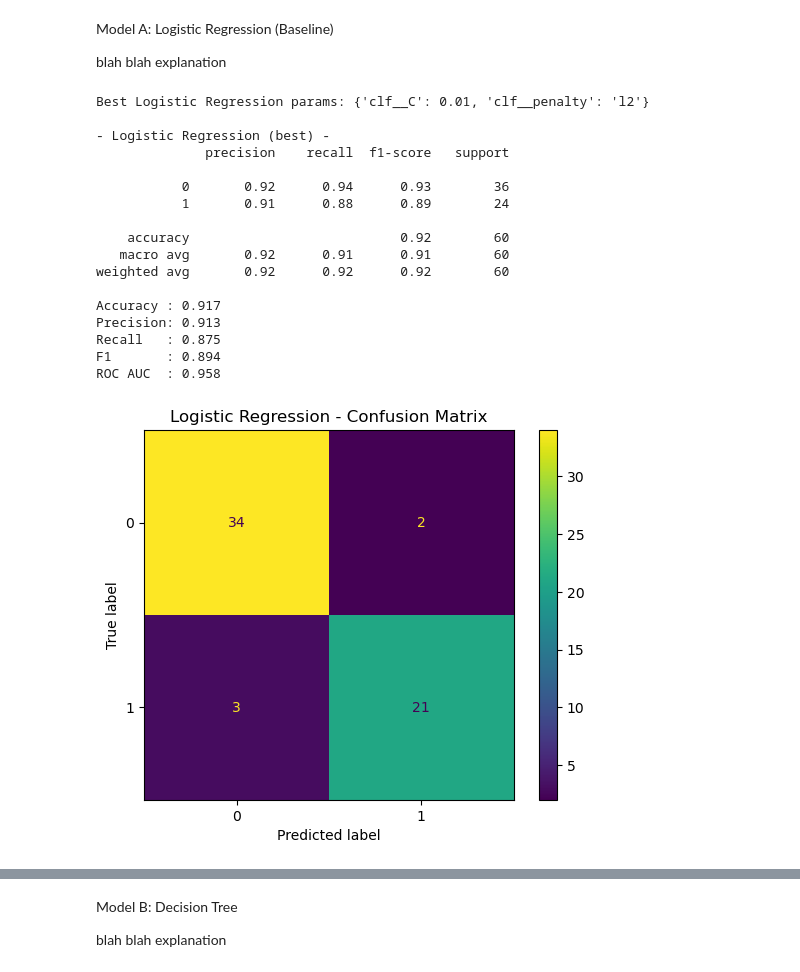
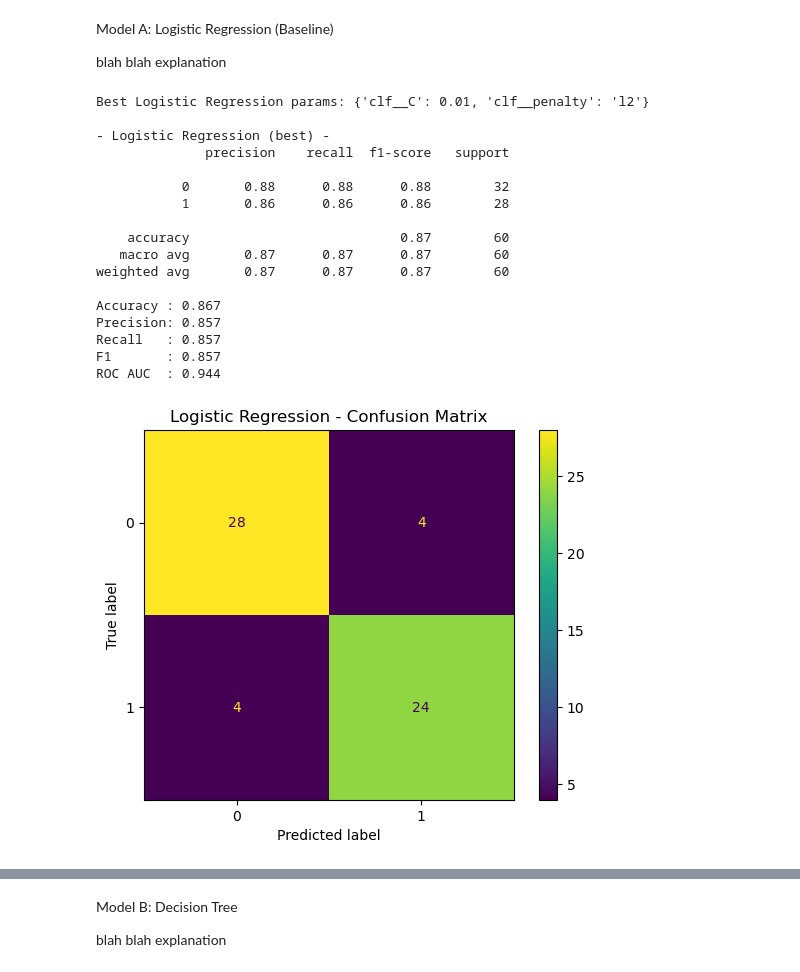
Before and after one commit to vinhbin/heartdiseaseDS, a Jupyter notebook: modeling_nb.ipynb, the cells around one changed output, grey strips where cells are left out. Saved outputs shown, nothing was run; the diff lists cells and outputs as text; code cells hidden in the pictures.

Commit message:
moved scaling and selection, produced cleaned dataset

```diff
--- a/modeling_nb.ipynb
+++ b/modeling_nb.ipynb
@@ -28,5 +30,5 @@ from sklearn.svm import SVC
 #sns.set_theme(style="whitegrid", font_scale=1.1)
 # %%
 # Loading cleaned data
-#df = pd.read_csv("cleaned_processed.cleveland.csv")
-#df.head()
+df = pd.read_csv("cleaned_processed.cleveland.csv")
+df.head()
@@ -33,6 +42,6 @@ from sklearn.svm import SVC
 # %%
 # Train/test: split data
-'''
+
 X = df.drop("target", axis=1)
 y = df["target"]
 
@@ -41,8 +50,3 @@ X_train, X_test, y_train, y_test = train_test_split(
 )
 
 X_train.shape, X_test.shape, y_train.shape, y_test.shape
-'''
-X_train = pd.read_csv("X_train.csv")
-X_test  = pd.read_csv("X_test.csv")
-y_train = pd.read_csv("y_train.csv")["target"]
-y_test  = pd.read_csv("y_test.csv")["target"]
@@ -57,8 +63,22 @@ blah blah explanation
 # %%
 '''Logistic Regression (Baseline)'''
 
+# Scaling happens inside the pipeline
+
+# Choose candidate k values that are <= number of features
+candidate_ks = [5, 8, 10]
+max_features = X_train.shape[1]
+ks = [k for k in candidate_ks if k <= max_features]
+if not ks:
+    # Use all features if dataset too small
+    ks = [max_features]
+
+
 log_reg_pipe = Pipeline([
+    # Feature scaling
     ("scaler", StandardScaler()),
+    # Feature selection
+    ("select", SelectKBest(score_func=mutual_info_classif)),
     ("clf", LogisticRegression(
         max_iter=1000,
         class_weight="balanced",
@@ -100,41 +120,41 @@ log_reg_roc_auc   = roc_auc_score(y_test, y_scores)
 print(f"Accuracy : {log_reg_accuracy:.3f}")
 print(f"Precision: {log_reg_precision:.3f}")
 print(f"Recall   : {log_reg_recall:.3f}")
 print(f"F1       : {log_reg_f1:.3f}")
 print(f"ROC AUC  : {log_reg_roc_auc:.3f}")
 
 ConfusionMatrixDisplay.from_predictions(y_test, y_pred)
 plt.title("Logistic Regression - Confusion Matrix")
 plt.show()
 
 RocCurveDisplay.from_predictions(y_test, y_scores)
 plt.title("Logistic Regression - ROC Curve")
 plt.show()
 
 log_reg_metrics = {
     "model": "Logistic Regression (best)",
     "accuracy": log_reg_accuracy,
     "precision": log_reg_precision,
     "recall": log_reg_recall,
     "f1": log_reg_f1,
     "roc_auc": log_reg_roc_auc,
 }
 # %% [output]
 Best Logistic Regression params: {'clf__C': 0.01, 'clf__penalty': 'l2'}
 
 - Logistic Regression (best) -
               precision    recall  f1-score   support
 
-           0       0.92      0.94      0.93        36
-           1       0.91      0.88      0.89        24
+           0       0.88      0.88      0.88        32
+           1       0.86      0.86      0.86        28
 
-    accuracy                           0.92        60
-   macro avg       0.92      0.91      0.91        60
-weighted avg       0.92      0.92      0.92        60
+    accuracy                           0.87        60
+   macro avg       0.87      0.87      0.87        60
+weighted avg       0.87      0.87      0.87        60
 
-Accuracy : 0.917
-Precision: 0.913
-Recall   : 0.875
-F1       : 0.894
-ROC AUC  : 0.958
+Accuracy : 0.867
+Precision: 0.857
+Recall   : 0.857
+F1       : 0.857
+ROC AUC  : 0.944
-[figure, old version]
+[figure, new version]
```
Also changed, not shown: parts of 5 cells of this notebook, 2 other files.
